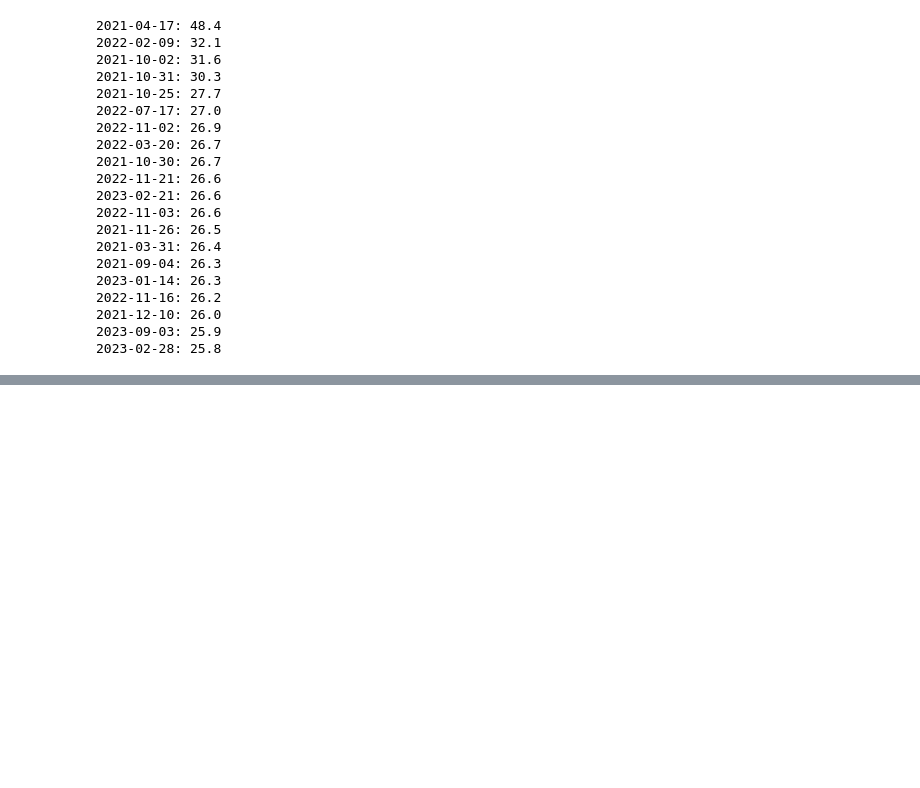
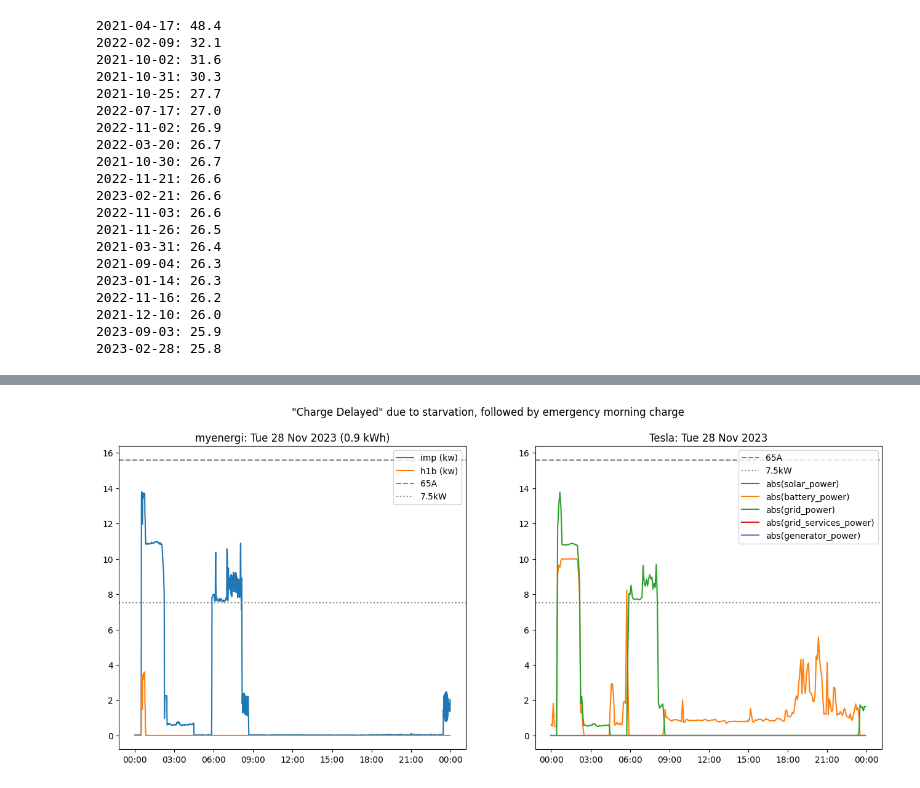
Before and after one commit to cjw296/energy, a Jupyter notebook: visualisations.ipynb, the cells around one changed output, grey strips where cells are left out. Cells and saved outputs as stored; diff of their text form; code cells hidden in the pictures; blank space fills up the shorter version.

```diff
--- a/visualisations.ipynb
+++ b/visualisations.ipynb
@@ -229,0 +229,4 @@ plot_date('2023-12-11')
+# %%
+plot_date('2023-11-28', title='"Charge Delayed" due to starvation, followed by emergency morning charge')
+# %% [output]
+[figure, added]
```
Also changed, not shown: parts of 15 cells of this notebook.
